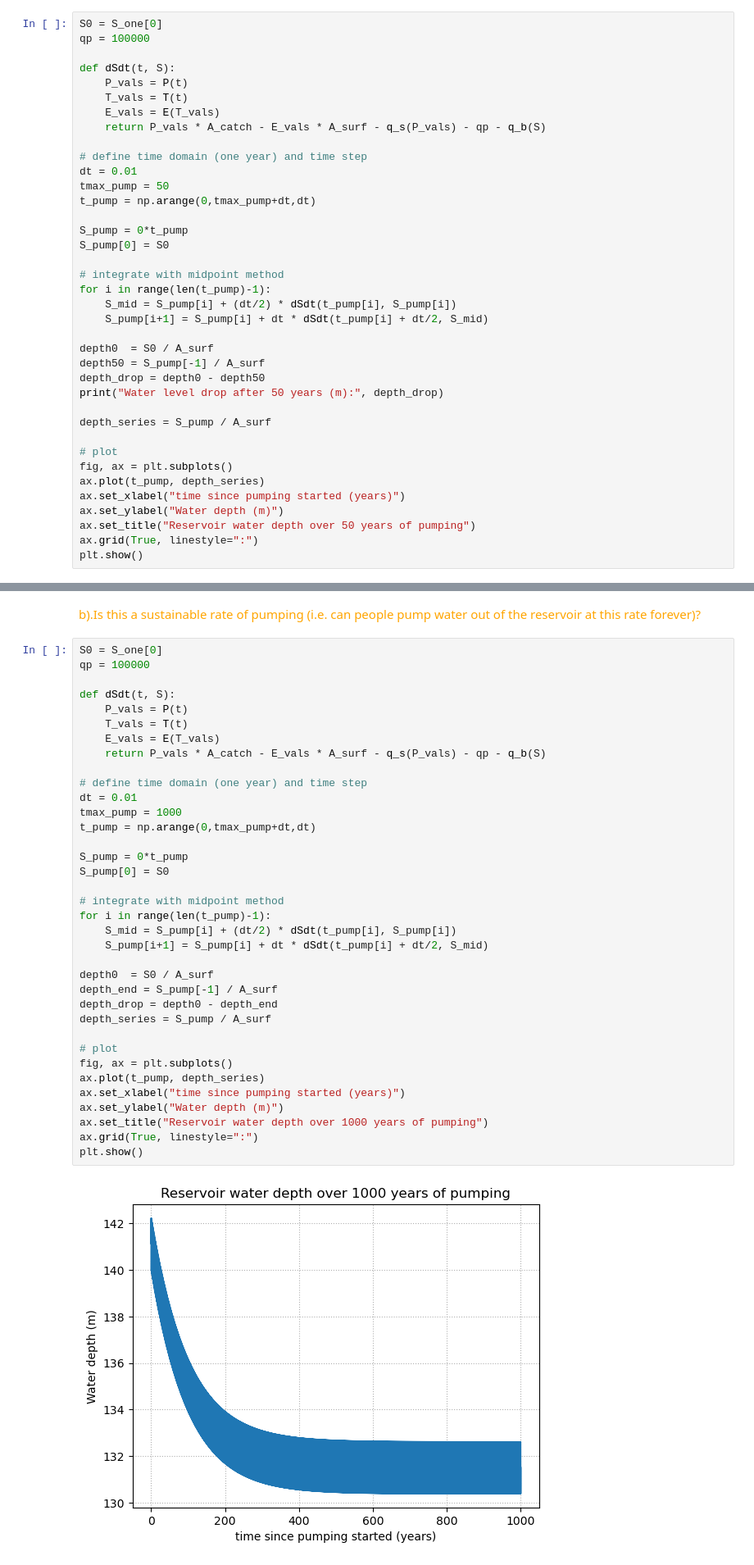
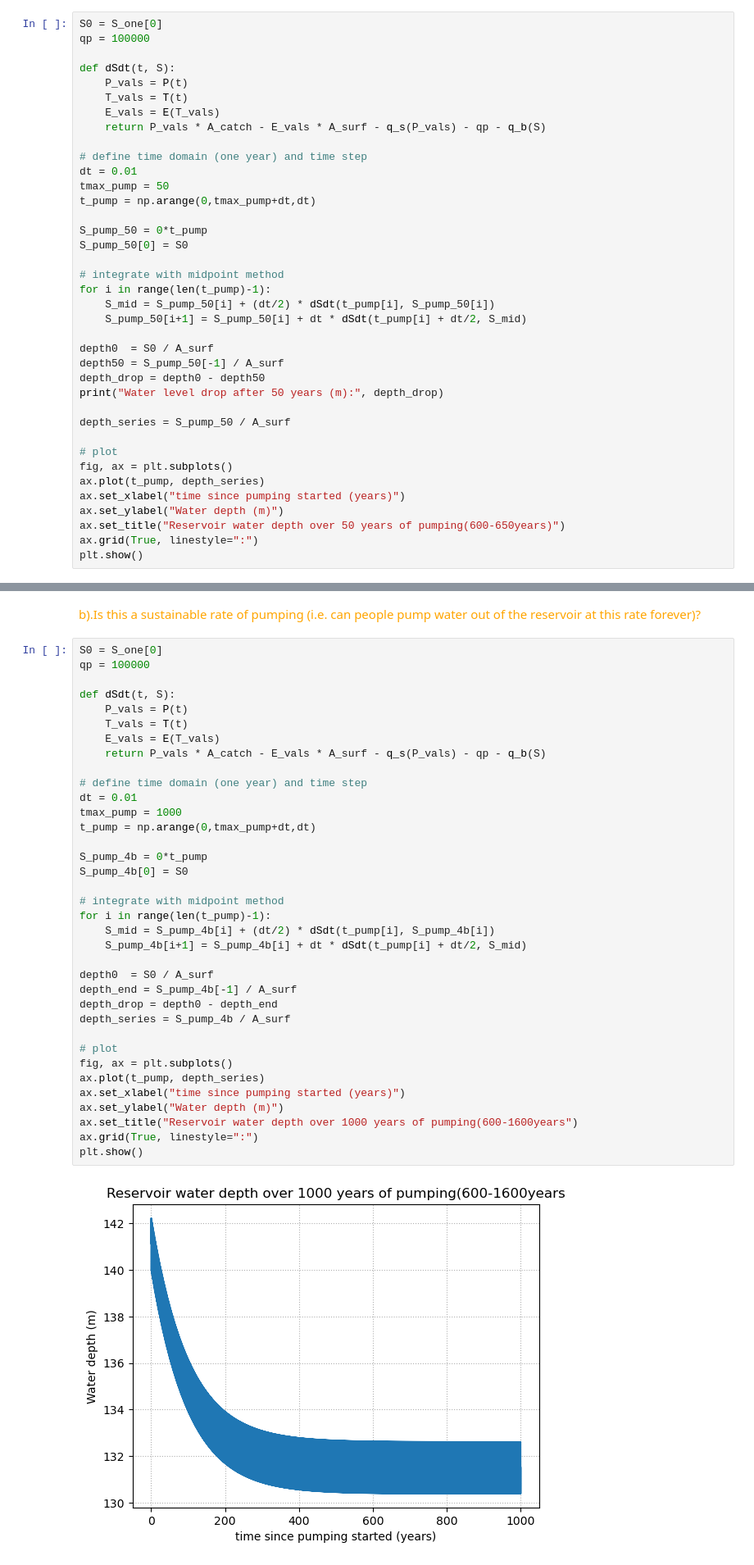
Before and after one commit to HOUPU1993/Homework-for-GEOG-210A-F25, a Jupyter notebook: HW6.ipynb, the cells around one changed output, grey strips where cells are left out. Shown at 82% size. Saved outputs shown, nothing was run; the diff lists cells and outputs as text.

```diff
--- a/HW6.ipynb
+++ b/HW6.ipynb
@@ -218,27 +218,27 @@ dt = 0.01
 tmax_pump = 50
 t_pump = np.arange(0,tmax_pump+dt,dt)
 
-S_pump = 0*t_pump
-S_pump[0] = S0
+S_pump_50 = 0*t_pump
+S_pump_50[0] = S0
 
 # integrate with midpoint method
 for i in range(len(t_pump)-1):
-    S_mid = S_pump[i] + (dt/2) * dSdt(t_pump[i], S_pump[i])
-    S_pump[i+1] = S_pump[i] + dt * dSdt(t_pump[i] + dt/2, S_mid)
+    S_mid = S_pump_50[i] + (dt/2) * dSdt(t_pump[i], S_pump_50[i])
+    S_pump_50[i+1] = S_pump_50[i] + dt * dSdt(t_pump[i] + dt/2, S_mid)
 
 depth0  = S0 / A_surf
-depth50 = S_pump[-1] / A_surf
+depth50 = S_pump_50[-1] / A_surf
 depth_drop = depth0 - depth50
 print("Water level drop after 50 years (m):", depth_drop)
 
-depth_series = S_pump / A_surf
+depth_series = S_pump_50 / A_surf
 
 # plot
 fig, ax = plt.subplots()
 ax.plot(t_pump, depth_series)
 ax.set_xlabel("time since pumping started (years)")
 ax.set_ylabel("Water depth (m)")
-ax.set_title("Reservoir water depth over 50 years of pumping")
+ax.set_title("Reservoir water depth over 50 years of pumping(600-650years)")
 ax.grid(True, linestyle=":")
 plt.show()
 # %% [output]
@@ -249,41 +249,41 @@ Water level drop after 50 years (m): 3.7976647270377555
 # %%
 S0 = S_one[0]
 qp = 100000
 
 def dSdt(t, S):
     P_vals = P(t)
     T_vals = T(t)
     E_vals = E(T_vals)
     return P_vals * A_catch - E_vals * A_surf - q_s(P_vals) - qp - q_b(S)
 
 # define time domain (one year) and time step
 dt = 0.01
 tmax_pump = 1000
 t_pump = np.arange(0,tmax_pump+dt,dt)
 
-S_pump = 0*t_pump
-S_pump[0] = S0
+S_pump_4b = 0*t_pump
+S_pump_4b[0] = S0
 
 # integrate with midpoint method
 for i in range(len(t_pump)-1):
-    S_mid = S_pump[i] + (dt/2) * dSdt(t_pump[i], S_pump[i])
-    S_pump[i+1] = S_pump[i] + dt * dSdt(t_pump[i] + dt/2, S_mid)
+    S_mid = S_pump_4b[i] + (dt/2) * dSdt(t_pump[i], S_pump_4b[i])
+    S_pump_4b[i+1] = S_pump_4b[i] + dt * dSdt(t_pump[i] + dt/2, S_mid)
 
 depth0  = S0 / A_surf
-depth_end = S_pump[-1] / A_surf
+depth_end = S_pump_4b[-1] / A_surf
 depth_drop = depth0 - depth_end
-depth_series = S_pump / A_surf
+depth_series = S_pump_4b / A_surf
 
 # plot
 fig, ax = plt.subplots()
 ax.plot(t_pump, depth_series)
 ax.set_xlabel("time since pumping started (years)")
 ax.set_ylabel("Water depth (m)")
-ax.set_title("Reservoir water depth over 1000 years of pumping")
+ax.set_title("Reservoir water depth over 1000 years of pumping(600-1600years")
 ax.grid(True, linestyle=":")
 plt.show()
 # %% [output]
-[figure, old version]
+[figure, new version]
 # %% [markdown]
 From the figure above, we see that after about 600 years of pumping, the reservoir reaches a new stable steady state. This means that, people pump water out of the reservoir at this rate forever.
 # %% [markdown]
```
Also changed, not shown: parts of 2 cells of this notebook.
